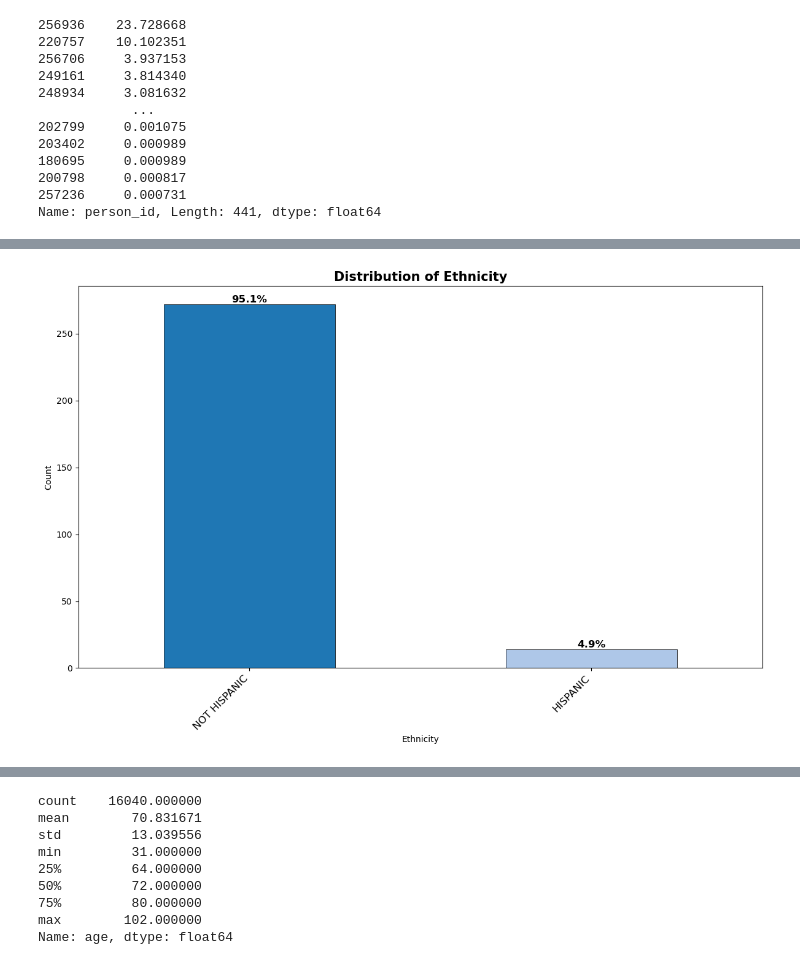
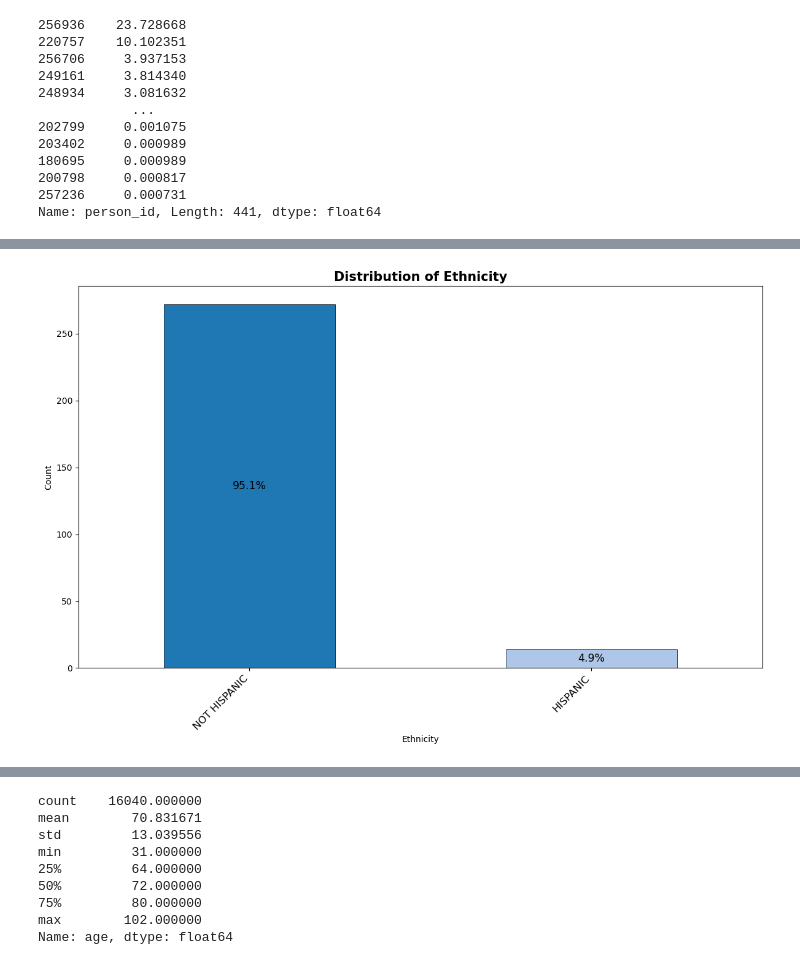
Before and after one commit to rdiazrincon/motor_fluctuations_pd, a Jupyter notebook: motor_fluctuations_pd.ipynb, the cells around one changed output, grey strips where cells are left out. Saved outputs shown, nothing was run; the diff lists cells and outputs as text; code cells hidden in the pictures.

Commit message:
Plots for labb meeting

```diff
--- a/motor_fluctuations_pd.ipynb
+++ b/motor_fluctuations_pd.ipynb
@@ -1035,25 +1042,23 @@ plt.show()
 # %%
-import matplotlib.pyplot as plt
-
 # Plotting value counts of race with percentages
 ethnicity = demographics['ethnicity_source_value'].value_counts()
 plt.figure(figsize=(12, 8))  # Adjust the values as per your desired size
 labels = ethnicity.index
 colors = plt.cm.tab20(np.arange(len(labels)))
 ax = ethnicity.plot(kind='bar', color=colors, edgecolor='black', linewidth=0.5)
 
 # Calculate the percentages
 total_count = ethnicity.sum()
 percentages = [(count / total_count) * 100 for count in ethnicity]
 
 # Display the percentages inside the bars
-ax.bar_label(ax.containers[0], labels=[f"{percentage:.1f}%" for percentage in percentages], label_type='edge', fontsize=12, fontweight='bold')
+ax.bar_label(ax.containers[0], labels=[f"{percentage:.1f}%" for percentage in percentages], label_type='center', fontsize=12.5)
 
 plt.title('Distribution of Ethnicity', fontsize=15, fontweight='bold')
 plt.xlabel('Ethnicity')
 plt.ylabel('Count')
 plt.xticks(range(len(labels)), labels, rotation=45, ha='right', fontsize=12)
 plt.tight_layout()
 plt.show()
 # %% [output]
-[figure, old version]
+[figure, new version]
```
Also changed, not shown: parts of 12 cells of this notebook.
